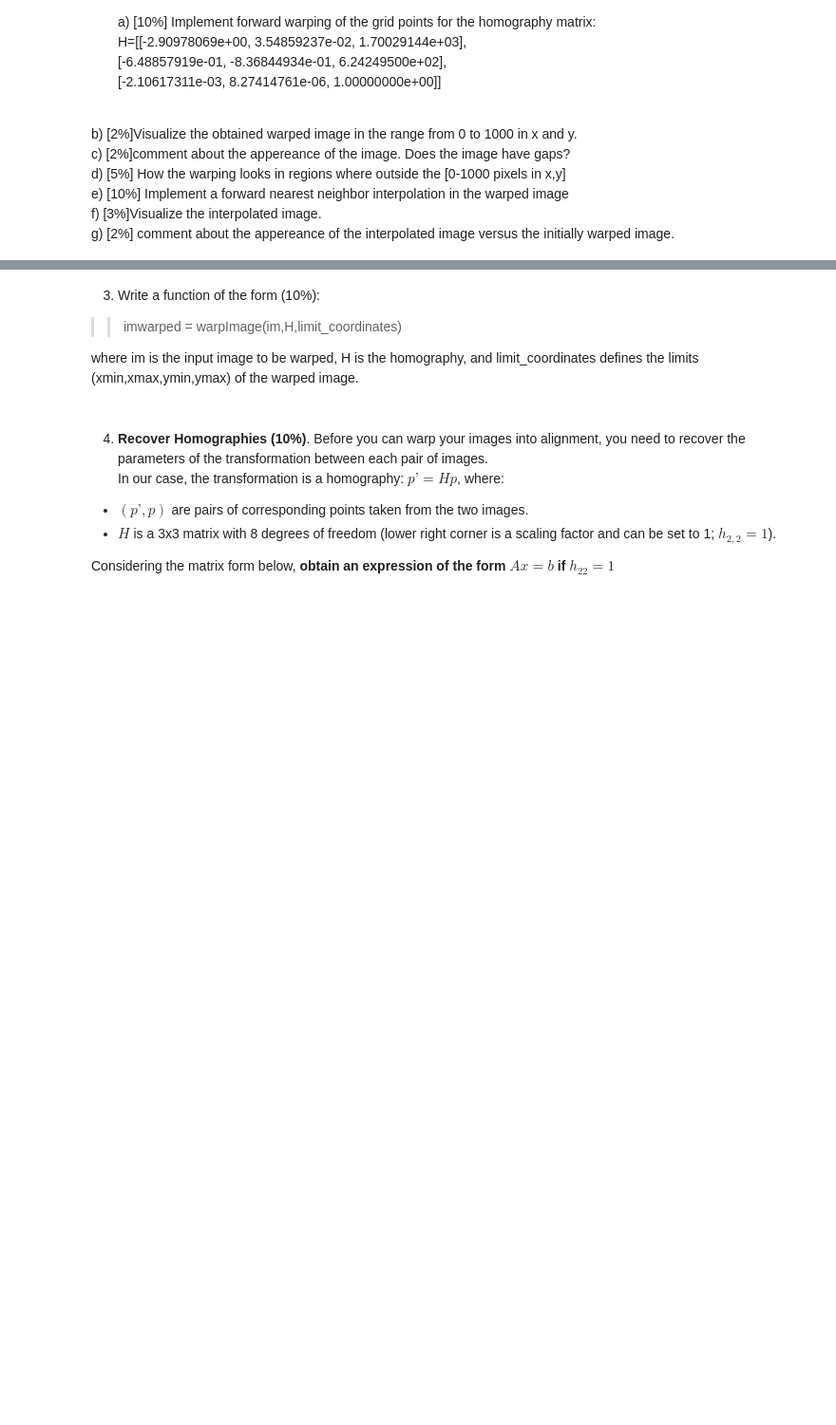
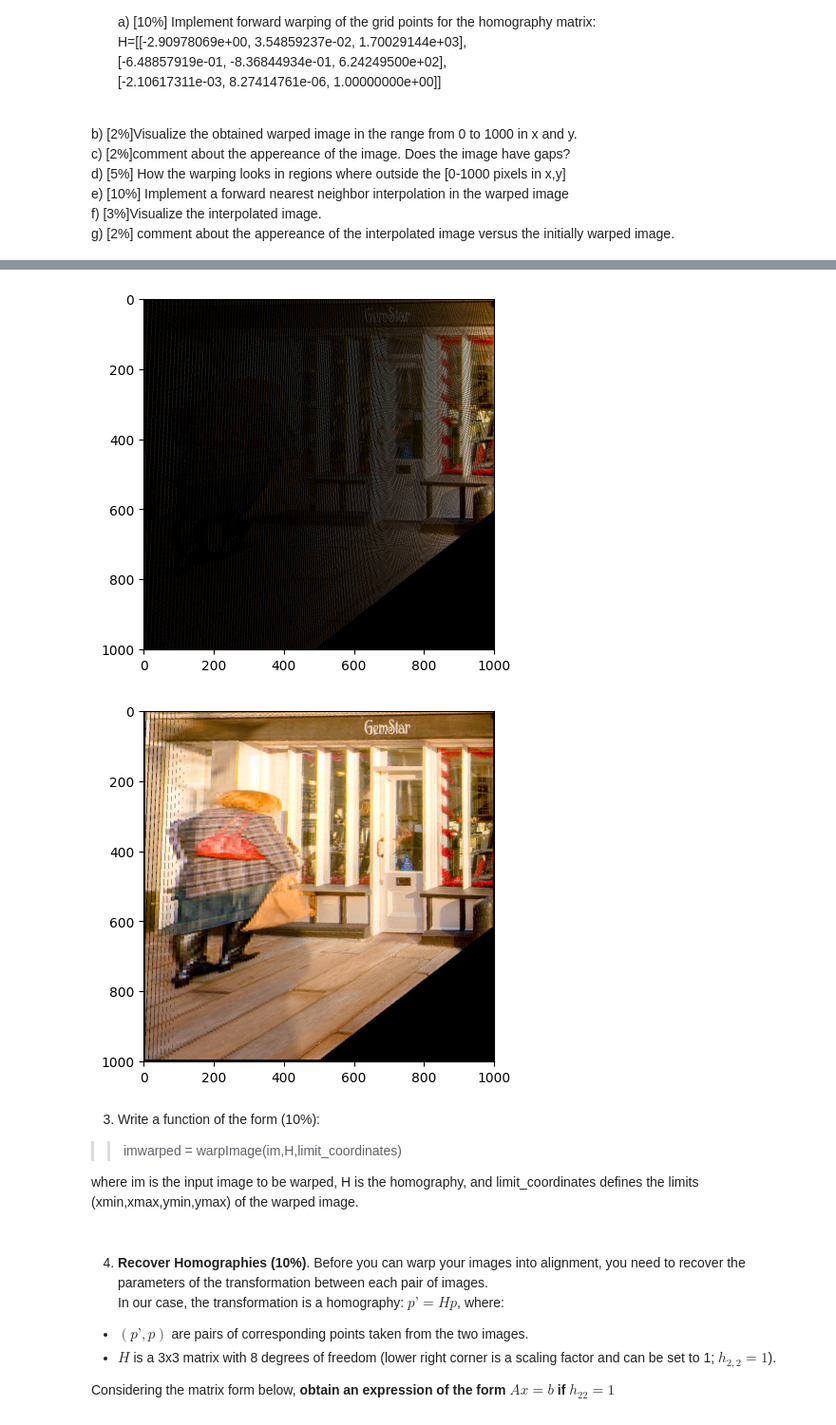
Before and after one commit to an439210/robot-vision, a Jupyter notebook: 5_ImageWarping.ipynb, the cells around one changed output, grey strips where cells are left out. Shown at 95% size. Cells and saved outputs as stored; diff of their text form; code cells hidden in the pictures; blank space fills up the shorter version.

```diff
--- a/5_ImageWarping.ipynb
+++ b/5_ImageWarping.ipynb
@@ -110,13 +149,16 @@ H=[[-2.90978069e+00,  3.54859237e-02,  1.70029144e+03],<br>
 # load an image to warp
 
 # in local machine
-#import cv2
-#img = cv2.imread('C:/Users/gonza/OneDrive/Teaching/CAP4453/homeworksolutions/img2warp.jpg')
+# import cv2
+# img = cv2.imread('C:/Users/gonza/OneDrive/Teaching/CAP4453/homeworksolutions/img2warp.jpg')
 
 
 # image available at: http://www.cs.ucf.edu/~gvaca/teaching/CAP4453-Fall2021/homeworks/hw5/
+import numpy as np
+import matplotlib.pyplot as plt
 from skimage import io
-img = = io.imread(url)
+url = 'https://www.cs.ucf.edu/~gvaca/teaching/CAP4453-Fall2021/homeworks/hw5/img2warp.jpg'
+img = io.imread(url)
 
 # the values that can take y
 i = np.linspace(0, img.shape[0]-1, img.shape[0]).astype(int)
@@ -148,15 +190,15 @@ y_cord = yv.ravel().reshape((1,numpoints))
 grid = np.concatenate((x_cord, y_cord, np.ones((1,numpoints))),axis=0)
 
 # transform the grid (your canvas) in the new coordinated determined by the homography defined below
-#newgrid = np.matmul(FILL,FILL)
+newgrid = np.matmul(H,grid)
 
 # Convert from homogeneous to heterogeneous coordinates
 newgridHetero = newgrid[:2,:]   # the x, and y
 
 thethirdcoordinate = newgrid[2,:]
 # TO DO : complete the conversion. remember x=X/w
-#newgridHetero[0,:]= COMPLETE IT
-#newgridHetero[1,:]= COMPLETE IT
+newgridHetero[0,:]= newgrid[0,:]/thethirdcoordinate
+newgridHetero[1,:]= newgrid[1,:]/thethirdcoordinate
 
 
 # define your new empty canvas (it will have -1 if is not defined)
@@ -173,8 +215,8 @@ valids = np.bitwise_and(validsX,validsY)
 # assign color to the pixels that are valids
 warped[newgrid2[1,valids],newgrid2[0,valids],0]=r[valids]
 # TO DO: ASSIGN the remaining colors
-#
-#
+warped[newgrid2[1,valids],newgrid2[0,valids],1]=g[valids]
+warped[newgrid2[1,valids],newgrid2[0,valids],2]=b[valids]
 
 
 plt.imshow(warped)
@@ -207,3 +249,4 @@ for i in range(area2check,warped.shape[0]-area2check):
 
 plt.imshow(warped2)
 plt.show()
+# %% [output]
@@ -210,3 +254,5 @@ plt.show()
+[figure, added]
+[figure, added]
 # %% [markdown]
 
 3. Write a function of the form (10%):
```
Also changed, not shown: parts of 6 cells of this notebook.
